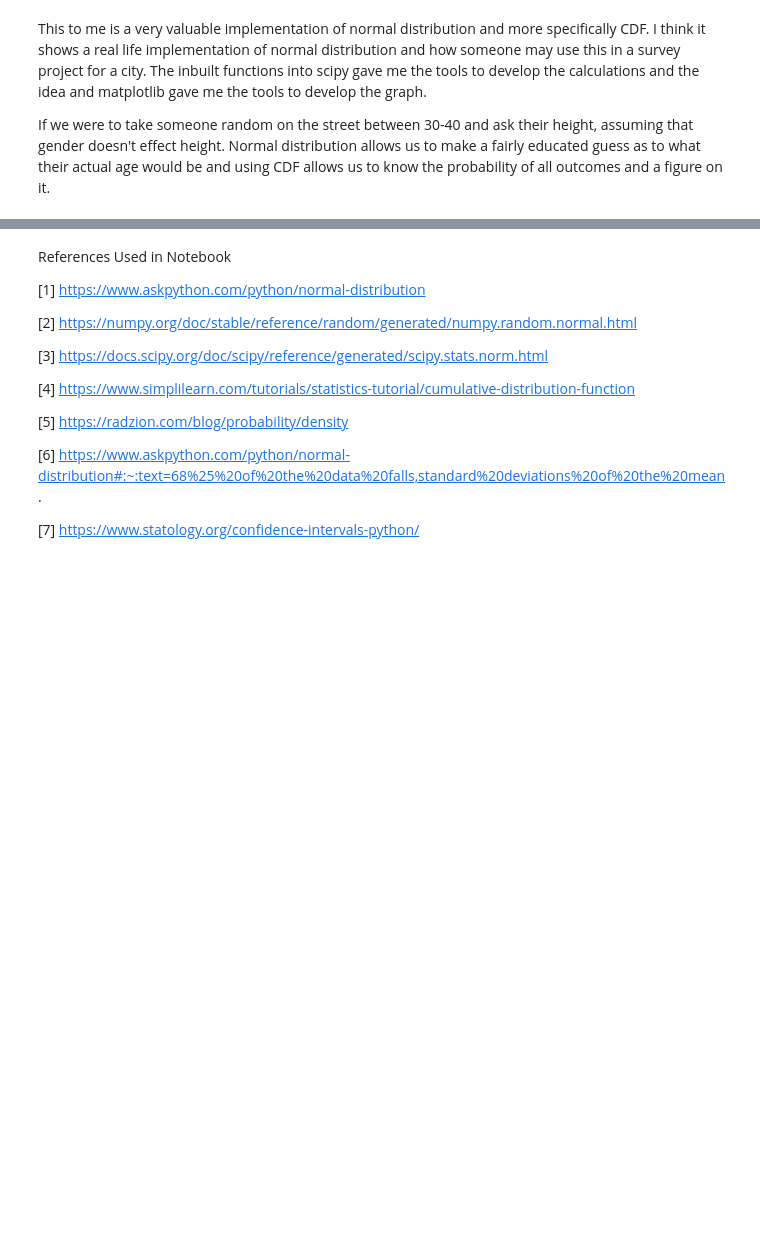
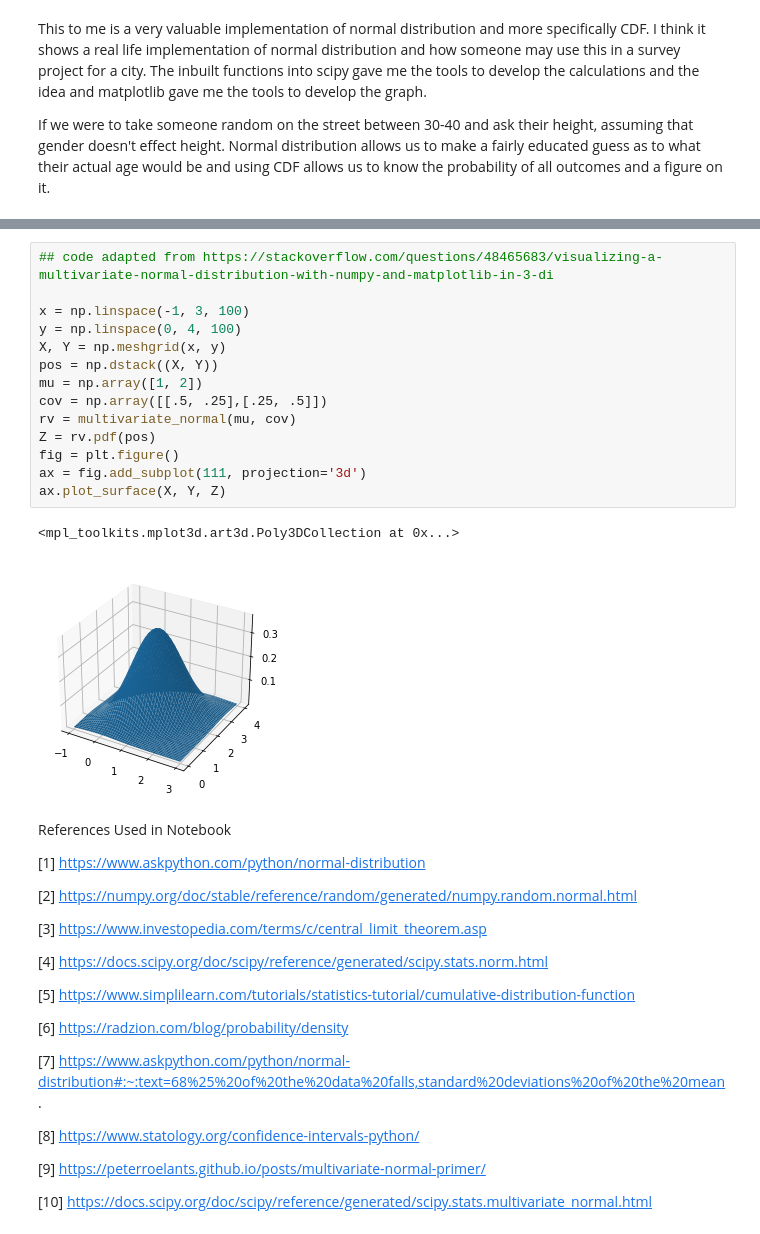
Before and after one commit to KenLin765/funddata-assessment, a Jupyter notebook: normal-distribution.ipynb, the cells around one changed output, grey strips where cells are left out. Drawn from its saved outputs; the diff is of its cells as text; blank space fills up the shorter version.

Commit message:
added multivariable normal distribution section to notebook

```diff
--- a/normal-distribution.ipynb
+++ b/normal-distribution.ipynb
@@ -351,3 +361,20 @@ I think this could be useful for esepcially financial forecasting, assuming you
+# %%
+## code adapted from https://stackoverflow.com/questions/48465683/visualizing-a-multivariate-normal-distribution-with-numpy-and-matplotlib-in-3-di
+
+x = np.linspace(-1, 3, 100)
+y = np.linspace(0, 4, 100)
+X, Y = np.meshgrid(x, y)
+pos = np.dstack((X, Y))
+mu = np.array([1, 2])
+cov = np.array([[.5, .25],[.25, .5]])
+rv = multivariate_normal(mu, cov)
+Z = rv.pdf(pos)
+fig = plt.figure()
+ax = fig.add_subplot(111, projection='3d')
+ax.plot_surface(X, Y, Z)
+# %% [output]
+<mpl_toolkits.mplot3d.art3d.Poly3DCollection at 0x...>
+[figure, added]
 # %% [markdown]
 References Used in Notebook
 
@@ -355,12 +382,18 @@ References Used in Notebook
 
 [2] https://numpy.org/doc/stable/reference/random/generated/numpy.random.normal.html
 
-[3] https://docs.scipy.org/doc/scipy/reference/generated/scipy.stats.norm.html
+[3] https://www.investopedia.com/terms/c/central_limit_theorem.asp
 
-[4] https://www.simplilearn.com/tutorials/statistics-tutorial/cumulative-distribution-function
+[4] https://docs.scipy.org/doc/scipy/reference/generated/scipy.stats.norm.html
 
-[5] https://radzion.com/blog/probability/density
+[5] https://www.simplilearn.com/tutorials/statistics-tutorial/cumulative-distribution-function
 
-[6] https://www.askpython.com/python/normal-distribution#:~:text=68%25%20of%20the%20data%20falls,standard%20deviations%20of%20the%20mean.
+[6] https://radzion.com/blog/probability/density
 
-[7] https://www.statology.org/confidence-intervals-python/
+[7] https://www.askpython.com/python/normal-distribution#:~:text=68%25%20of%20the%20data%20falls,standard%20deviations%20of%20the%20mean.
+
+[8] https://www.statology.org/confidence-intervals-python/
+
+[9] https://peterroelants.github.io/posts/multivariate-normal-primer/
+
+[10] https://docs.scipy.org/doc/scipy/reference/generated/scipy.stats.multivariate_normal.html
```
Also changed, not shown: parts of 22 cells of this notebook.
